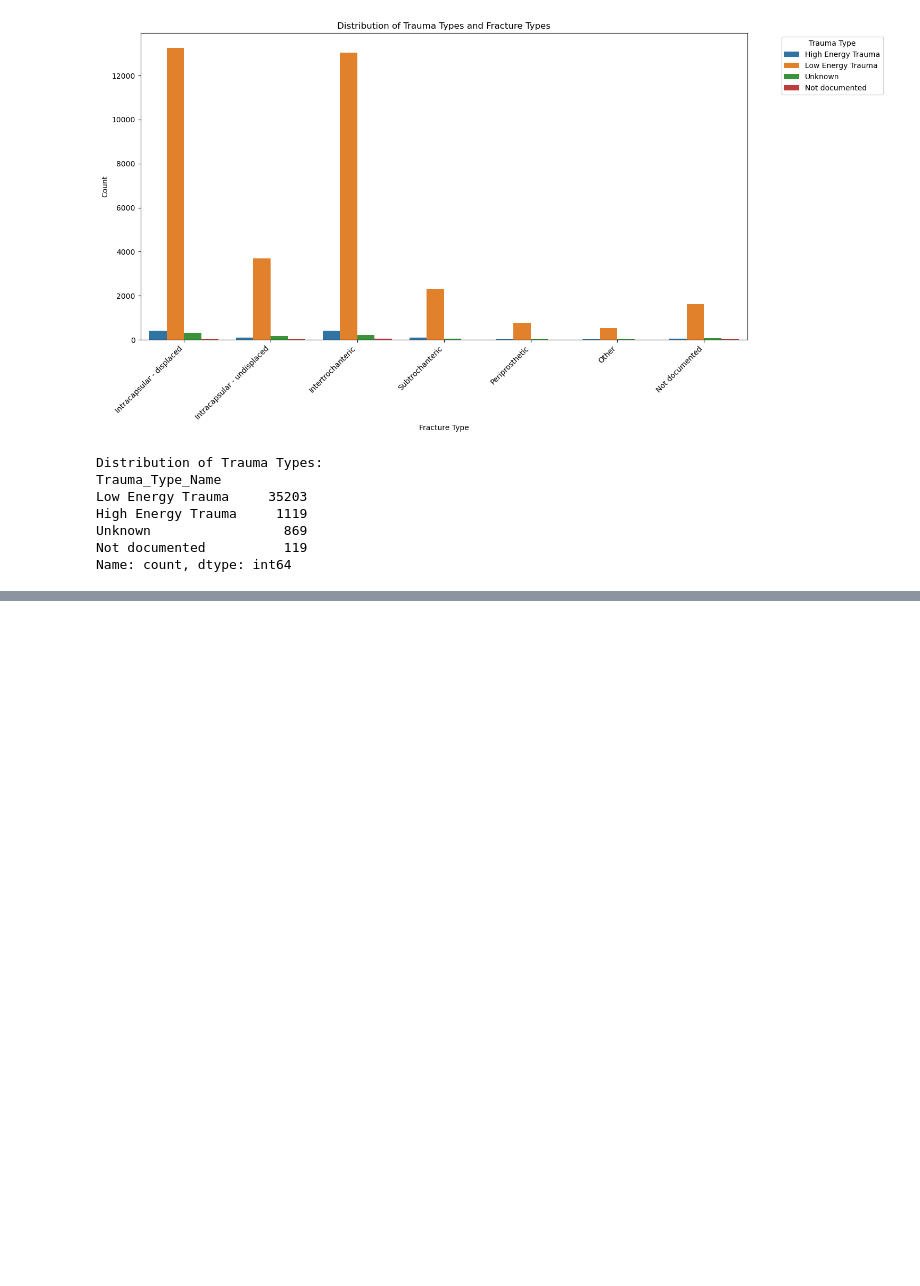
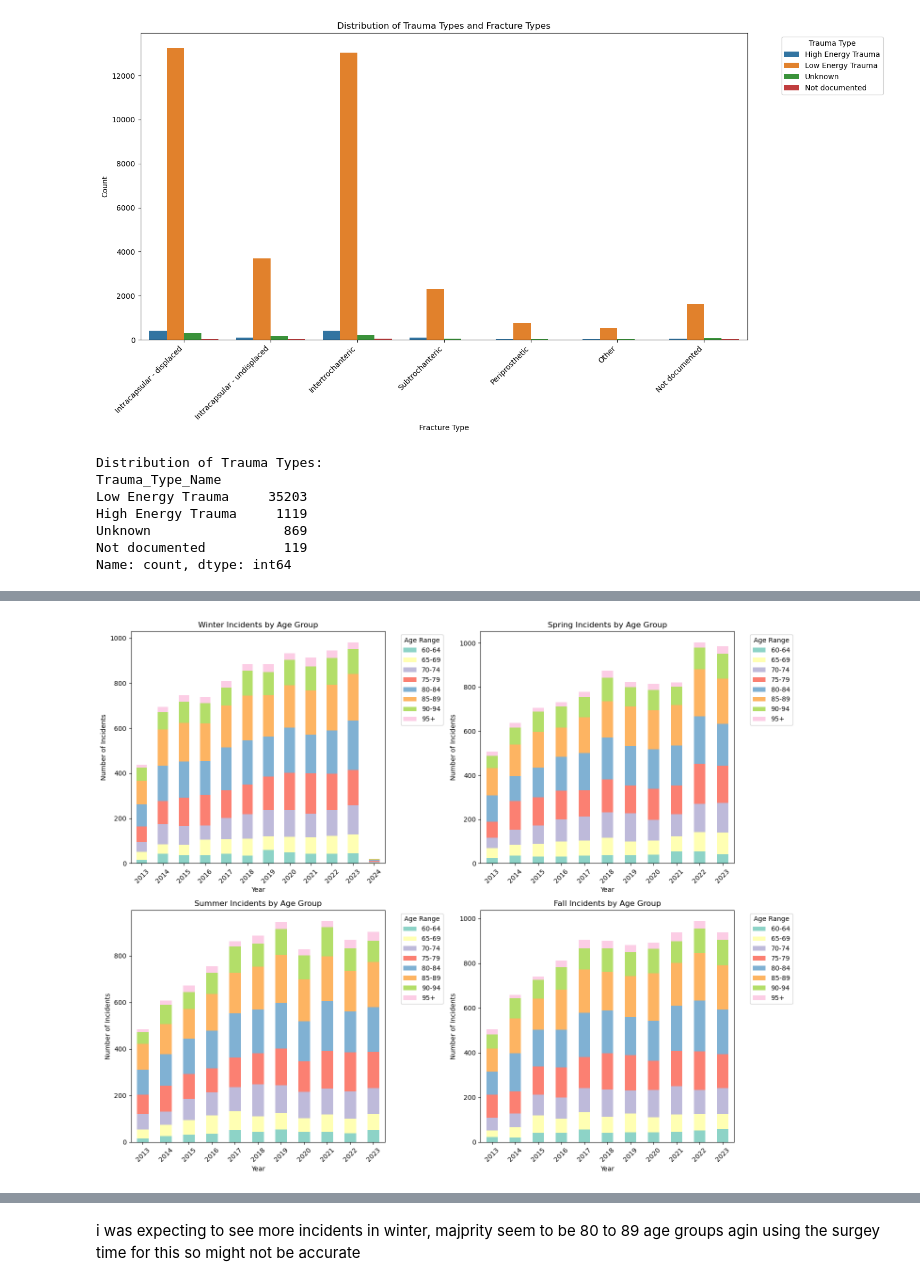
Before and after one commit to paulie57/ul_project_Msc_AI, a Jupyter notebook: data/ihfd/ihfd.ipynb, the cells around one changed output, grey strips where cells are left out. Saved outputs shown, nothing was run; the diff lists cells and outputs as text; code cells hidden in the pictures; blank space fills up the shorter version.

Commit message:
more ihfd plotsdatetime

```diff
--- a/data/ihfd/ihfd.ipynb
+++ b/data/ihfd/ihfd.ipynb
@@ -463,0 +537,3 @@ Name: count, dtype: int64
+# %%
+##temp drop date rows that are NAN
+ihfd_date_red = ihfd_date.dropna(subset=['Adm_Primary_Surgery_DateTime'])
@@ -463,0 +562,70 @@ Name: count, dtype: int64
+# %%
+import pandas as pd
+import matplotlib.pyplot as plt
+import seaborn as sns
+
+df = ihfd_date_red.copy()
+
+# create the new columns
+df.loc[:, 'season'] = pd.DatetimeIndex(df['Adm_Primary_Surgery_DateTime']).quarter.map({
+    1: 'Winter',
+    2: 'Spring',
+    3: 'Summer',
+    4: 'Fall'
+})
+
+df.loc[:, 'year'] = df['Adm_Primary_Surgery_DateTime'].dt.year
+
+# Create pivot table for each season
+seasons = ['Winter', 'Spring', 'Summer', 'Fall']
+fig, axes = plt.subplots(2, 2, figsize=(15, 12))
+axes = axes.ravel()
+
+
+colors = sns.color_palette("Set3", n_colors=len(df['NOCA_AgeRange'].unique()))
+
+for idx, season in enumerate(seasons):
+    season_data = df[df['season'] == season]
+
+    # Create pivot table - counting occurrences by year
+    pivot_data = pd.pivot_table(
+        season_data,
+        values='Adm_Primary_Surgery_DateTime',
+        index='year',
+        columns='NOCA_AgeRange',
+        aggfunc='count',
+        fill_value=0
+    )
+
+    pivot_data.plot(
+        kind='bar',
+        stacked=True,
+        ax=axes[idx],
+        color=colors,
+        title=f'{season} Incidents by Age Group'
+    )
+
+    axes[idx].set_xlabel('Year')
+    axes[idx].set_ylabel('Number of Incidents')
+    axes[idx].legend(title='Age Range', bbox_to_anchor=(1.05, 1))
+    axes[idx].tick_params(axis='x', rotation=45)
+
+plt.tight_layout()
+plt.show()
+
+# summary statistics
+print("\nDetailed Summary of Incidents by Season and Age Group:")
+seasonal_summary = df.groupby(['season', 'NOCA_AgeRange']).size().unstack(fill_value=0)
+print("\nTotal incidents per season and age group:")
+print(seasonal_summary)
+
+print("\nYearly breakdown by season:")
+yearly_seasonal = df.groupby(['year', 'season']).size().unstack(fill_value=0)
+print(yearly_seasonal)
+
+# Calculate percentages for each age group within seasons
+print("\nPercentage distribution of age groups within each season:")
+seasonal_percentages = seasonal_summary.div(seasonal_summary.sum(axis=1), axis=0) * 100
+print(seasonal_percentages.round(1))
+# %% [output]
+[figure, added]
@@ -463,0 +649,2 @@ Name: count, dtype: int64
+# %% [markdown]
+i was expecting to see more incidents in winter, majprity seem to be 80 to 89 age groups agin using the surgey time for this so might not be accurate
```
Also changed, not shown: parts of 5 cells of this notebook, 1 other file.
